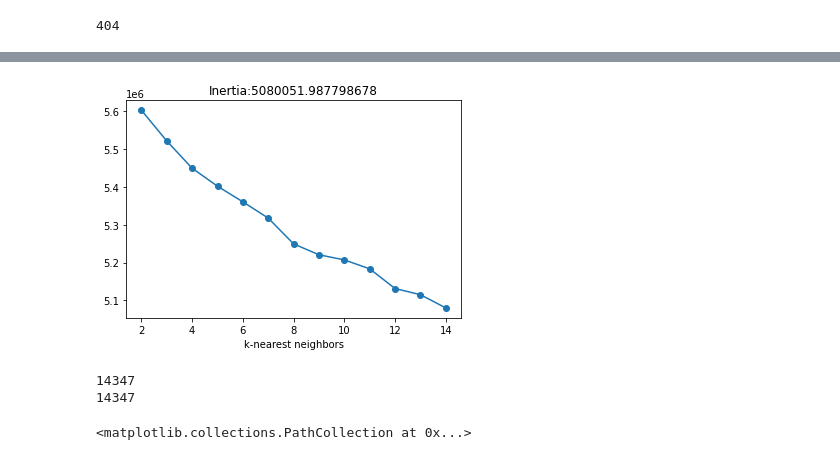
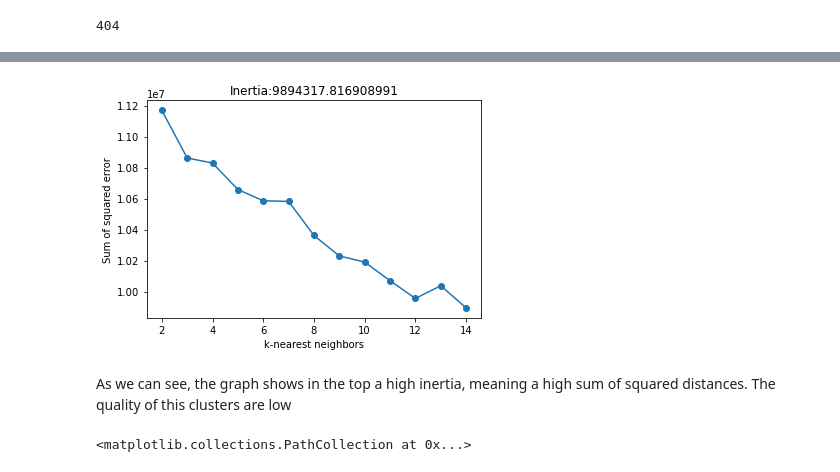
Before and after one commit to alexesperanca/SIB_G4, a Jupyter notebook: Main_Andre.ipynb, the cells around one changed output, grey strips where cells are left out. Drawn from its saved outputs; the diff is of its cells as text; code cells hidden in the pictures.

```diff
--- a/Main_Andre.ipynb
+++ b/Main_Andre.ipynb
@@ -282,6 +280,6 @@ embeddings.to_csv("embeddings",sep=",")
 # %%
 train_dataset_embedding = train_dataset.join(embeddings).drop(columns=["protein_sequence"])
 # %%
-train_dataset=train_dataset.drop(columns=["seq_id","protein_sequence"])
+train_dataset=train_dataset.drop(columns=["protein_sequence"])
 train_dataset
 # %% [output]
@@ -319,7 +321,7 @@ Verificar se a média e o desvio padrão estão próximos dos valores 0 e 1, res
         Média: True
         Desvio Padrão: True
 # %%
-num_test = int(pre_processed_data.shape[0] * 0.5)
+num_test = int(pre_processed_data.shape[0] * 0.3)
 
 print("Numero de exemplos para teste: ", num_test)
 
@@ -350,7 +352,7 @@ Verificar se a média e o desvio padrão estão próximos dos valores 0 e 1, res
         Média: True
         Desvio Padrão: True
 # %%
-num_test = int(pre_processed_data_embeddings.shape[0] * 0.5)
+num_test = int(pre_processed_data_embeddings.shape[0] * 0.3)
 
 print("Numero de exemplos para teste: ", num_test)
 
@@ -495,3 +488,17 @@ test_input= test_input[:, 1:]
 len(train_input[0])
 # %% [output]
 404
+# %%
+k=list(range(2,15))
+ssd=[]
+for i in k:
+    kmeans=KMeans(n_clusters=i).fit(train_input)
+    ssd.append(kmeans.inertia_)
+
+plt.plot(k, ssd, 'o-')
+plt.xlabel('k-nearest neighbors')
+plt.ylabel('Sum of squared error')
+ii=kmeans.inertia_
+plt.title('Inertia:{}'.format(ii))
+plt.show()
+#inertia is a measure of the sum of squared distances of all the points within a cluster to its centroid.
@@ -498,18 +507,21 @@ len(train_input[0])
 # %%
 k=list(range(2,15))
 ssd=[]
 for i in k:
-    kmeans=KMeans(n_clusters=i).fit(train_input)
+    kmeans=KMeans(n_clusters=i).fit(train_input_embedding)
     ssd.append(kmeans.inertia_)
 
 plt.plot(k, ssd, 'o-')
 plt.xlabel('k-nearest neighbors')
-#plt.ylabel('Sum of squared error')
+plt.ylabel('Sum of squared error')
 ii=kmeans.inertia_
 plt.title('Inertia:{}'.format(ii))
 plt.show()
 # %% [output]
-[figure, old version]
+[figure, new version]
+# %% [markdown]
+As we can see, the graph shows in the top a high inertia, meaning a high sum of squared distances.
+The quality of this clusters are low
 # %%
 kmeans_train= KMeans(n_clusters=15,max_iter=1000).fit(train_input)
 kmeans_result=kmeans_train.predict(test_input)
@@ -517,12 +529,6 @@ inertia=kmeans_train.inertia_
 # %%
 centroids= kmeans_train.cluster_centers_
 labels= kmeans_train.labels_
-# %%
-print(len(ph_array))
-print(len(train_input))
-# %% [output]
-14347
-14347
 # %%
 plt.scatter(ph_array, kmeans_result, c=kmeans_result, cmap='plasma')
 # %% [output]
```
Also changed, not shown: parts of 22 cells of this notebook.
